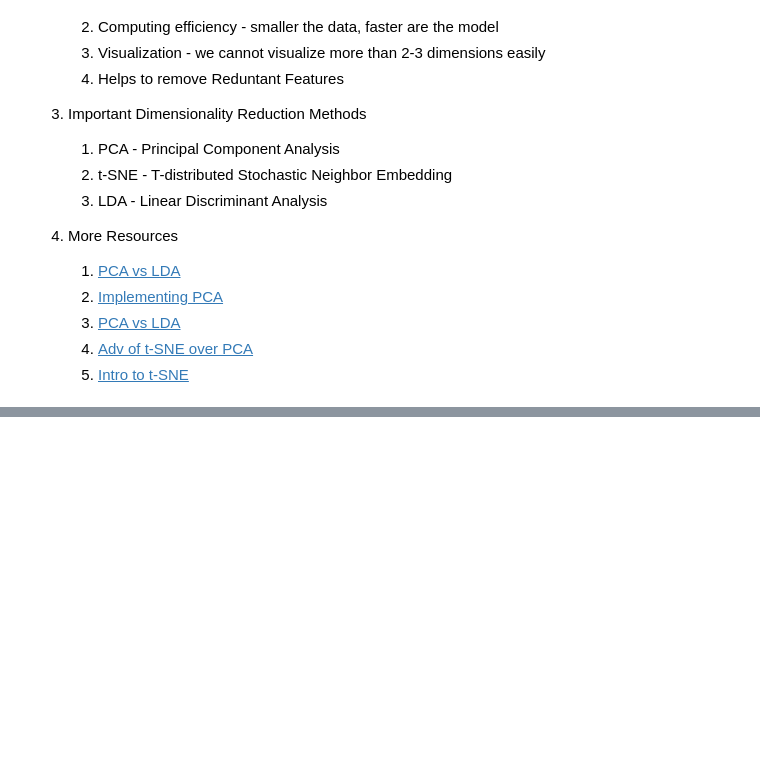
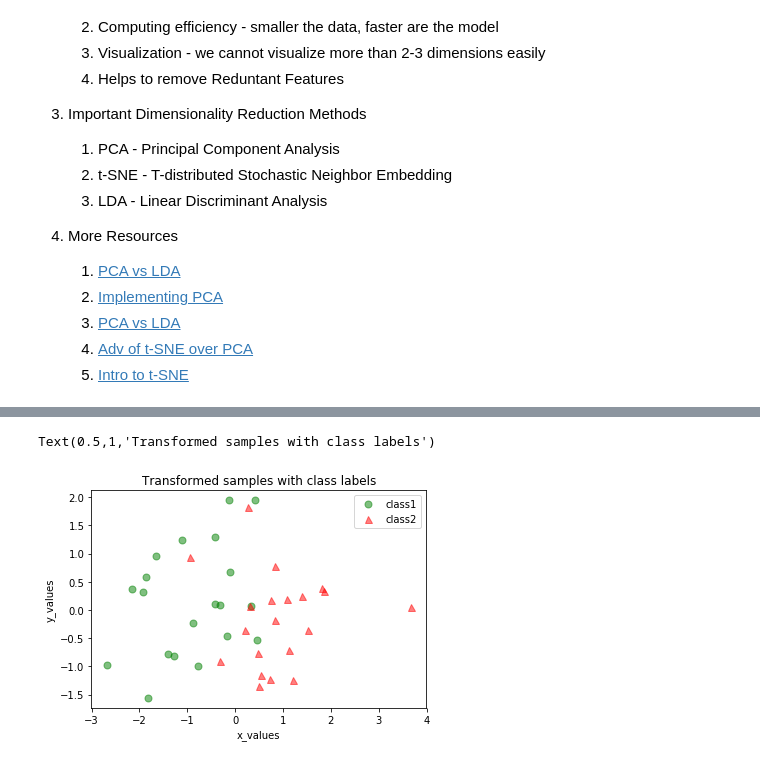
Before and after one commit to Adityajn/Machine-Learning-Algos, a Jupyter notebook: Dimensionality Reduction | PCA, LDA, t-SNE.ipynb, the cells around one changed output, grey strips where cells are left out. Drawn from its saved outputs; the diff is of its cells as text; code cells hidden in the pictures; blank space fills up the shorter version.

```diff
--- a/Dimensionality Reduction | PCA, LDA, t-SNE.ipynb
+++ b/Dimensionality Reduction | PCA, LDA, t-SNE.ipynb
@@ -28,0 +216,16 @@
+# %%
+from sklearn.decomposition import PCA
+pca = PCA(n_components=2)
+sk_pca = pca.fit_transform(all_samples.T).T
+
+plt.plot(sk_pca[0,0:20], sk_pca[1,0:20],
+         'o', markersize=7, color='green', alpha=0.5, label='class1')
+plt.plot(sk_pca[0,20:40], sk_pca[1,20:40],
+         '^', markersize=7, color='red', alpha=0.5, label='class2')
+plt.xlabel('x_values')
+plt.ylabel('y_values')
+plt.legend()
+plt.title('Transformed samples with class labels')
+# %% [output]
+Text(0.5,1,'Transformed samples with class labels')
+[figure, added]
```
Also changed, not shown: parts of 17 cells of this notebook.
